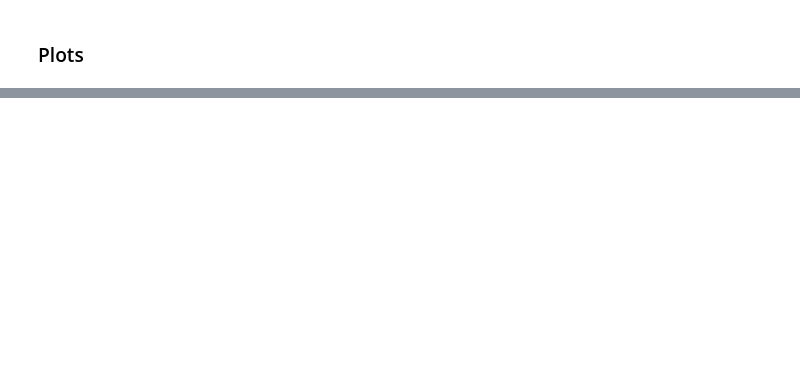
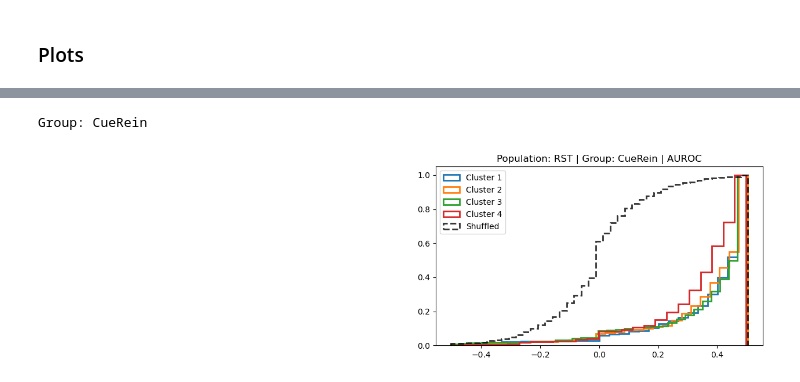
Before and after one commit to datasiansalsa/PFC_Self-Admin_Analysis, a Jupyter notebook: cue-analysis/cue/cue_analysis_JJB.ipynb, the cells around one changed output, grey strips where cells are left out. Cells and saved outputs as stored; diff of their text form; code cells hidden in the pictures; blank space fills up the shorter version.

```diff
--- a/cue-analysis/cue/cue_analysis_JJB.ipynb
+++ b/cue-analysis/cue/cue_analysis_JJB.ipynb
@@ -2703,0 +2784,58 @@ df
+# %%
+#cdf plots for clusters
+
+# population = 'ACQ'
+# groups = ['Early', 'Middle', 'Late']
+# dir_list = [acq_earlybasedir, acq_middlebasedir, acq_latebasedir]
+population = 'RST'
+groups = ['CueRein']
+dir_list = [rst_cuedir]
+color = (['k'],['tab:red'], ['tab:green'],['tab:blue'], ['tab:yellow'])
+ls = ['--','solid']
+
+for index in range(len(groups)):
+    group = groups[index]
+    # newlabels = np.load((os.path.join(dir_list[index], 'cluster_list_per_session_Acquisition.npy')))
+    newlabels = np.load((os.path.join(dir_list[index], 'cluster_list_per_session_CueDrugTMT.npy')))
+
+    dict_file = np.load(os.path.join(iteration_dictionaries,
+                                     'PFC-HeroinSA_%s_%s_auROC_dict.npy'%(group, date)),allow_pickle = True).astype(float)
+    print('Group:', group)
+    d = {}
+    d[variable]={}
+    all_shuffle_for_variable = []
+    fig, ax = plt.subplots(1, 2, figsize = (16,4))
+    for cluster in range(numclusters):
+        d[variable][cluster] = {}
+        file_max = len(dict_file[1])
+        fit = np.array(newlabels[:file_max])
+        temp_array = np.squeeze(dict_file[:,np.where(fit==cluster)[0]])
+        d[variable][cluster] = temp_array
+
+        shuffled_mean = np.nanmean(d[variable][cluster][1])
+        normalized_unshuffled = d[variable][cluster][0] - shuffled_mean
+        normalized_shuffled = d[variable][cluster][1] - shuffled_mean
+        all_shuffle_for_variable = np.append(all_shuffle_for_variable, normalized_shuffled)
+
+        plt.hist((normalized_unshuffled), density=True, cumulative=True,\
+                            label = ['Cluster %s'%(cluster+1)], histtype='step', linestyle = '-',\
+                            bins = 'auto', linewidth=2)
+        if cluster == len(uniquelabels)-1:
+            plt.hist((all_shuffle_for_variable), density=True, cumulative=True,\
+                label = ['Shuffled'], histtype='step', linestyle = '--',\
+                bins = 'auto', linewidth=2, color = 'k', alpha = .8)
+
+        ax[0].get_xaxis().set_visible(False)
+        ax[0].get_yaxis().set_visible(False)
+        ax[0].spines['top'].set_visible(False)
+        ax[0].spines['right'].set_visible(False)
+        ax[0].spines['left'].set_visible(False)
+        ax[0].spines['bottom'].set_visible(False)
+
+        plt.legend(loc=2)
+        plt.title('Population: %s | Group: %s | AUROC'%(population, group))
+    plt.savefig(os.path.join(iteration_results, 'PFC-HeroinSA_%s-%s_Cluster_auROC.PDF'%(group, population)), format = 'PDF')
+    plt.show()
+# %% [output]
+Group: CueRein
+[figure, added]
```
Also changed, not shown: parts of 14 cells of this notebook, 22 other files.
